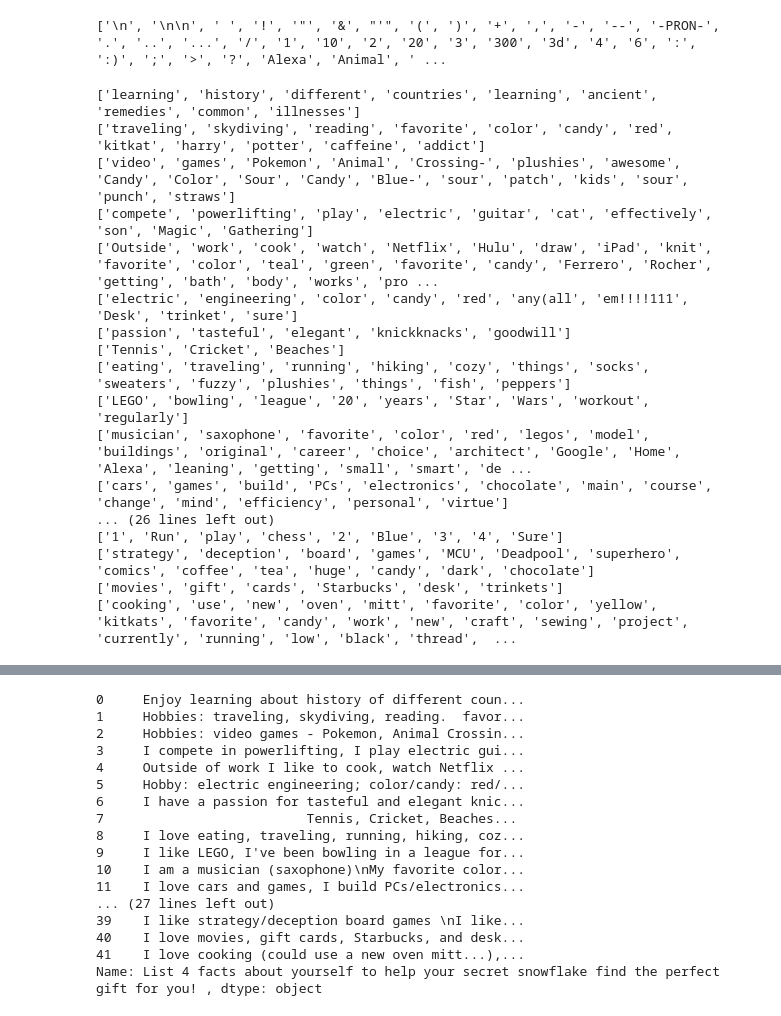
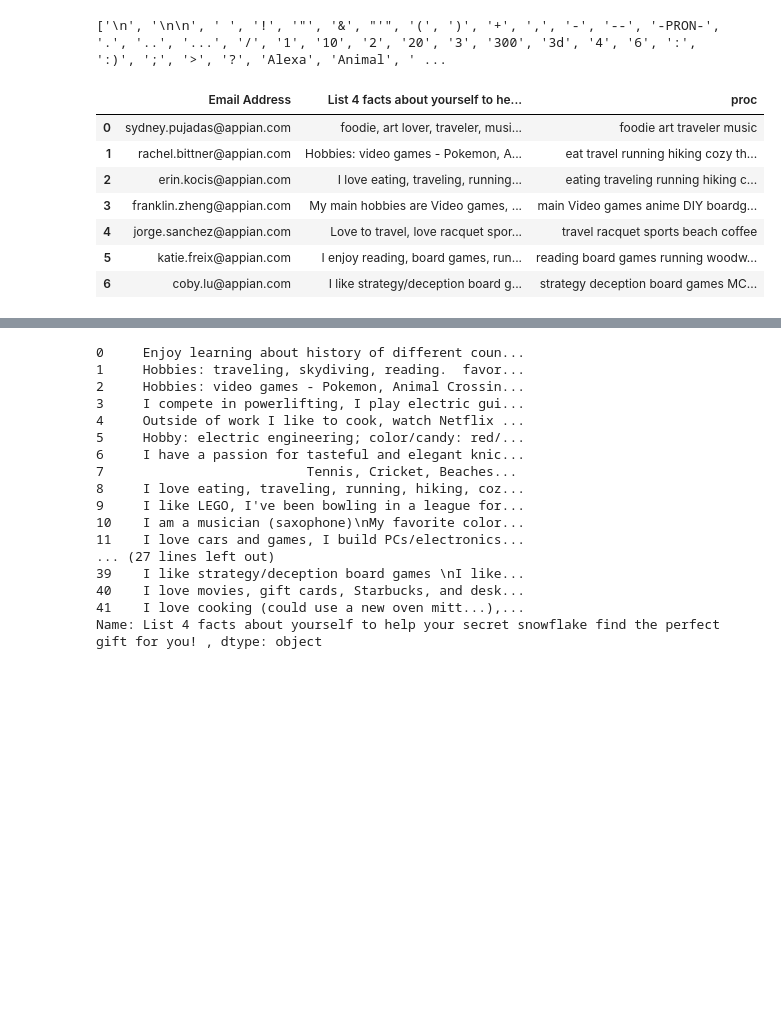
Before and after one commit to cobylu/secret-snowflake-matcher, a Jupyter notebook: Experimenting.ipynb, the cells around one changed output, grey strips where cells are left out. Drawn from its saved outputs; the diff is of its cells as text; code cells hidden in the pictures; blank space fills up the shorter version.

```diff
--- a/Experimenting.ipynb
+++ b/Experimenting.ipynb
@@ -153 +154,13 @@ stop_lemmas = set(['\n', '\n\n', ' ', '!', '"', '&', "'", '(', ')', '+', ',', '-
 'love', 'lover', 'need', 'preferably','obsessed','really'])
+# %%
+df_simp = df.loc[[29, 2, 8, 12, 20, 31, 39]].reset_index(drop=True)
+df_simp.head(7)
+# %% [output]
+|  | Email Address | List 4 facts about yourself to he... | proc |
+| 0 | sydney.pujadas@appian.com | foodie, art lover, traveler, musi... | foodie art traveler music |
+| 1 | rachel.bittner@appian.com | Hobbies: video games - Pokemon, A... | eat travel running hiking cozy th... |
+| 2 | erin.kocis@appian.com | I love eating, traveling, running... | eating traveling running hiking c... |
+| 3 | franklin.zheng@appian.com | My main hobbies are Video games, ... | main Video games anime DIY boardg... |
+| 4 | jorge.sanchez@appian.com | Love to travel, love racquet spor... | travel racquet sports beach coffee |
+| 5 | katie.freix@appian.com | I enjoy reading, board games, run... | reading board games running woodw... |
+| 6 | coby.lu@appian.com | I like strategy/deception board g... | strategy deception board games MC... |
@@ -154,25 +173,7 @@ stop_lemmas = set(['\n', '\n\n', ' ', '!', '"', '&', "'", '(', ')', '+', ',', '-
 # %%
-for sentence in spacy_corpus:
+for i, sentence in enumerate(spacy_corpus):
     new_sentence = []
     for word in sentence:
         if not word.is_stop and str(word.lemma_) not in stop_lemmas:
-            new_sentence.append(str(word))
-    print(new_sentence)
+            new_sentence.append(str(word.lemma_))
+    df_preproc.loc[i, "proc"] = " ".join(new_sentence)
-# %% [output]
-['learning', 'history', 'different', 'countries', 'learning', 'ancient', 'remedies', 'common', 'illnesses']
-['traveling', 'skydiving', 'reading', 'favorite', 'color', 'candy', 'red', 'kitkat', 'harry', 'potter', 'caffeine', 'addict']
-['video', 'games', 'Pokemon', 'Animal', 'Crossing-', 'plushies', 'awesome', 'Candy', 'Color', 'Sour', 'Candy', 'Blue-', 'sour', 'patch', 'kids', 'sour', 'punch', 'straws']
-['compete', 'powerlifting', 'play', 'electric', 'guitar', 'cat', 'effectively', 'son', 'Magic', 'Gathering']
-['Outside', 'work', 'cook', 'watch', 'Netflix', 'Hulu', 'draw', 'iPad', 'knit', 'favorite', 'color', 'teal', 'green', 'favorite', 'candy', 'Ferrero', 'Rocher', 'getting', 'bath', 'body', 'works', 'pro ...
-['electric', 'engineering', 'color', 'candy', 'red', 'any(all', 'em!!!!111', 'Desk', 'trinket', 'sure']
-['passion', 'tasteful', 'elegant', 'knickknacks', 'goodwill']
-['Tennis', 'Cricket', 'Beaches']
-['eating', 'traveling', 'running', 'hiking', 'cozy', 'things', 'socks', 'sweaters', 'fuzzy', 'plushies', 'things', 'fish', 'peppers']
-['LEGO', 'bowling', 'league', '20', 'years', 'Star', 'Wars', 'workout', 'regularly']
-['musician', 'saxophone', 'favorite', 'color', 'red', 'legos', 'model', 'buildings', 'original', 'career', 'choice', 'architect', 'Google', 'Home', 'Alexa', 'leaning', 'getting', 'small', 'smart', 'de ...
-['cars', 'games', 'build', 'PCs', 'electronics', 'chocolate', 'main', 'course', 'change', 'mind', 'efficiency', 'personal', 'virtue']
-... (26 lines left out)
-['1', 'Run', 'play', 'chess', '2', 'Blue', '3', '4', 'Sure']
-['strategy', 'deception', 'board', 'games', 'MCU', 'Deadpool', 'superhero', 'comics', 'coffee', 'tea', 'huge', 'candy', 'dark', 'chocolate']
-['movies', 'gift', 'cards', 'Starbucks', 'desk', 'trinkets']
-['cooking', 'use', 'new', 'oven', 'mitt', 'favorite', 'color', 'yellow', 'kitkats', 'favorite', 'candy', 'work', 'new', 'craft', 'sewing', 'project', 'currently', 'running', 'low', 'black', 'thread',  ...
```
Also changed, not shown: parts of 23 cells of this notebook, 1 other file.
